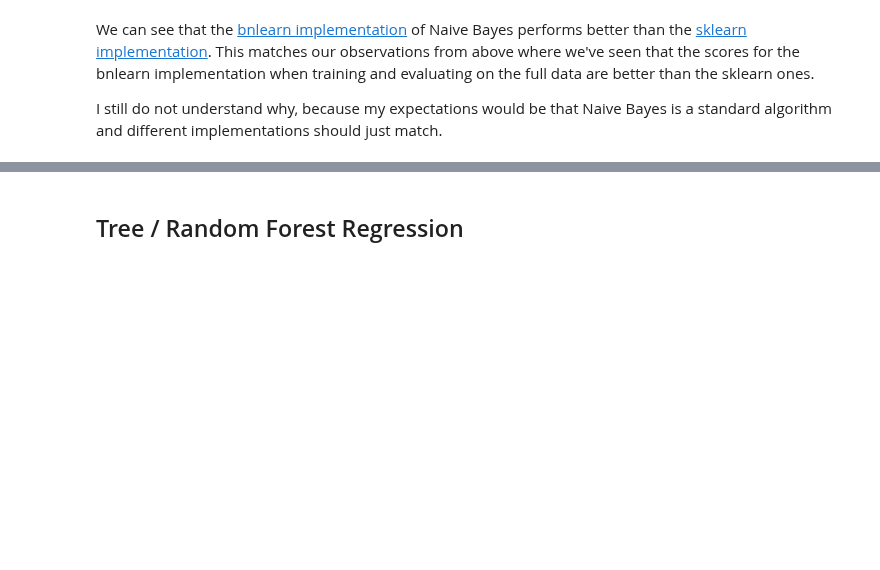
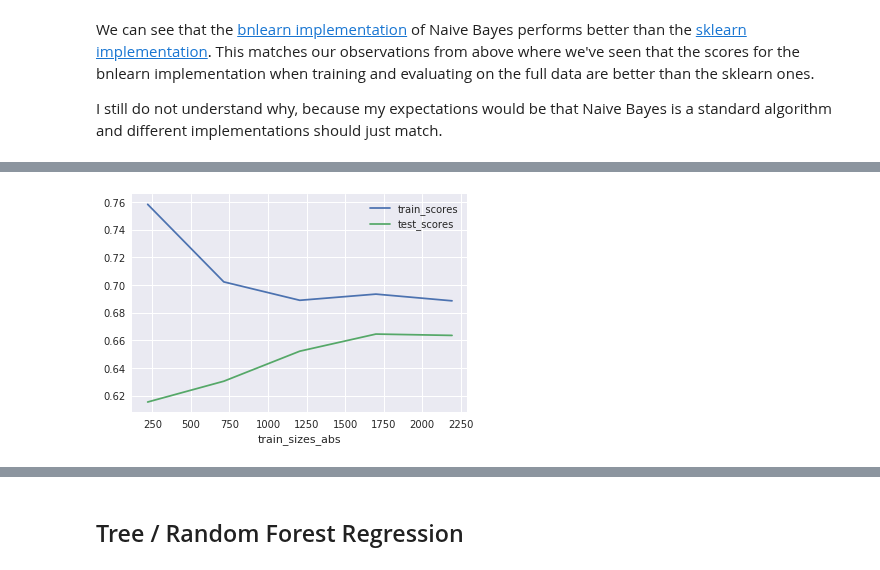
Before and after one commit to cs224/pybnl, a Jupyter notebook: examples/010-2018-06-20-ames-house-prices.ipynb, the cells around one changed output, grey strips where cells are left out. Saved outputs shown, nothing was run; the diff lists cells and outputs as text; code cells hidden in the pictures; blank space fills up the shorter version.

Commit message:
010-2018-06-20-ames-house-prices.ipynb: first version that can be published.

```diff
--- a/examples/010-2018-06-20-ames-house-prices.ipynb
+++ b/examples/010-2018-06-20-ames-house-prices.ipynb
@@ -1199,5 +1741,5 @@ def my_cross_val_score(clf, X, y, cv=sklearn.model_selection.ShuffleSplit(n_spli
 
     return scores
 # %%
-X, y      = df_.iloc[:,:-1], df_.SalePrice
-# scores_pl2 = my_cross_val_score(pl2, X, y)
+X, y      = df_pipeline_input.iloc[:,:-1], df_pipeline_input.SalePrice
+scores_pl2 = sklearn.model_selection.cross_val_score(pl2, X, y, cv=sklearn.model_selection.ShuffleSplit(n_splits=10, random_state=42))
@@ -1246,3 +1833,17 @@ def my_learning_curve(clf, X, y, train_sizes=np.array([ 0.1, 0.33, 0.55, 0.78, 1
 # with warnings.catch_warnings():
 #     warnings.simplefilter("ignore", category=UserWarning)
 #     pl3_learning_curve_df.plot(y=['train_r2', 'cv_r2'])
+# %%
+with warnings.catch_warnings():
+    warnings.simplefilter("ignore", category=UserWarning)
+    pl3_lc = sklearn.model_selection.learning_curve(pl3, X, y, cv=sklearn.model_selection.ShuffleSplit(n_splits=3, random_state=42))
+# %%
+def learning_curve_to_data_frame(lc):
+    ldf = pd.DataFrame(collections.OrderedDict([
+        ('train_sizes_abs', pd.Series(lc[0])),
+        ('train_scores', pd.Series(lc[1].mean(axis=1))),
+        ('test_scores', pd.Series(lc[2].mean(axis=1))),
+    ]))
+    return ldf
+# %%
+learning_curve_to_data_frame(pl3_lc)
@@ -1248,0 +1857,7 @@ def my_learning_curve(clf, X, y, train_sizes=np.array([ 0.1, 0.33, 0.55, 0.78, 1
+# %%
+# [UserWarning about columns and attribute while plotting in Jupyter](https://github.com/pandas-dev/pandas/issues/18671)
+with warnings.catch_warnings():
+    warnings.simplefilter("ignore", category=UserWarning)
+    learning_curve_to_data_frame(pl3_lc).plot(x='train_sizes_abs',y=['train_scores', 'test_scores'])
+# %% [output]
+[figure, added]
```
Also changed, not shown: parts of 164 cells of this notebook, 1 other file.
